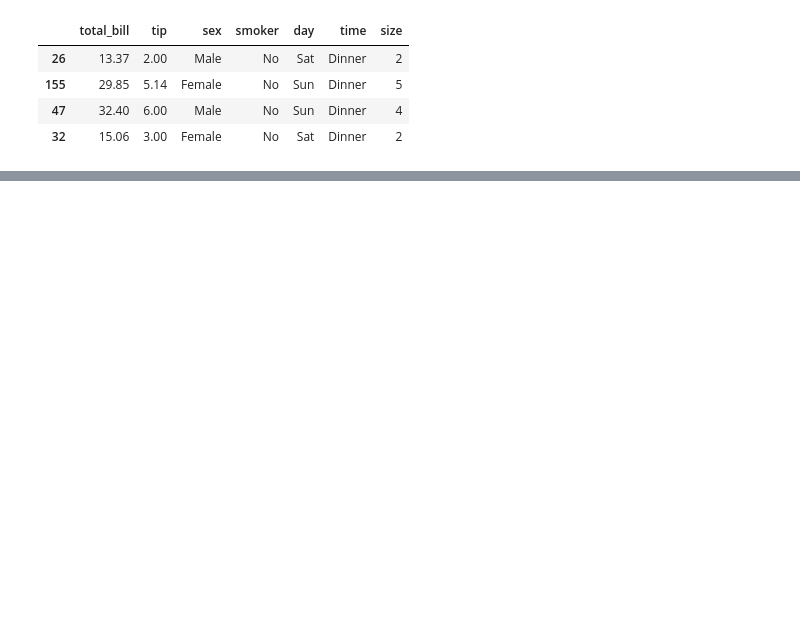
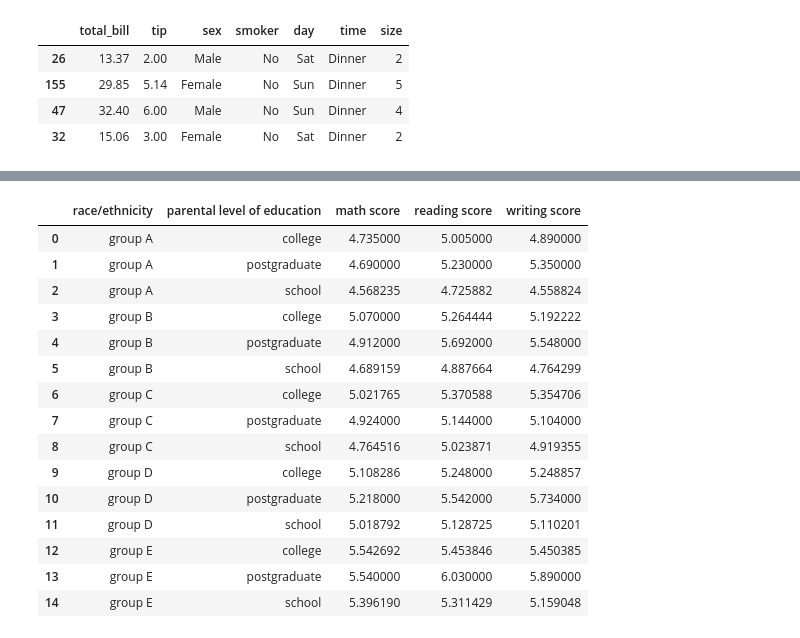
Before and after one commit to jignaciocastro8/lab-ciencia-datos, a Jupyter notebook: lab4/test_nb.ipynb, the cells around one changed output, grey strips where cells are left out. Saved outputs shown, nothing was run; the diff lists cells and outputs as text; code cells hidden in the pictures; blank space fills up the shorter version.

```diff
--- a/lab4/test_nb.ipynb
+++ b/lab4/test_nb.ipynb
@@ -75,0 +87,36 @@ df.melt()
+# %%
+df_ = df_grades.copy()
+
+# Category series
+df_["race/ethnicity"] = df_["race/ethnicity"].astype(dtype="category")
+df_["parental level of education"] = df_["parental level of education"].astype(dtype="category")
+
+# Use serie's method map().
+map_dict = {"some high school": "school",
+           "some college": "school",
+           "high school": "school",
+           "bachelor's degree": "college",
+           "associate's degree": "college",
+           "master's degree": "postgraduate"}
+
+# Simplify "parental level of education" values.
+df_["parental level of education"] = df_["parental level of education"].map(map_dict)
+# Group by
+df_.groupby(by=["race/ethnicity", "parental level of education"]).mean().reset_index()
+# %% [output]
+|  | race/ethnicity | parental level of education | math score | reading score | writing score |
+| 0 | group A | college | 4.735000 | 5.005000 | 4.890000 |
+| 1 | group A | postgraduate | 4.690000 | 5.230000 | 5.350000 |
+| 2 | group A | school | 4.568235 | 4.725882 | 4.558824 |
+| 3 | group B | college | 5.070000 | 5.264444 | 5.192222 |
+| 4 | group B | postgraduate | 4.912000 | 5.692000 | 5.548000 |
+| 5 | group B | school | 4.689159 | 4.887664 | 4.764299 |
+| 6 | group C | college | 5.021765 | 5.370588 | 5.354706 |
+| 7 | group C | postgraduate | 4.924000 | 5.144000 | 5.104000 |
+| 8 | group C | school | 4.764516 | 5.023871 | 4.919355 |
+| 9 | group D | college | 5.108286 | 5.248000 | 5.248857 |
+| 10 | group D | postgraduate | 5.218000 | 5.542000 | 5.734000 |
+| 11 | group D | school | 5.018792 | 5.128725 | 5.110201 |
+| 12 | group E | college | 5.542692 | 5.453846 | 5.450385 |
+| 13 | group E | postgraduate | 5.540000 | 6.030000 | 5.890000 |
+| 14 | group E | school | 5.396190 | 5.311429 | 5.159048 |
```
Also changed, not shown: parts of 8 cells of this notebook.
